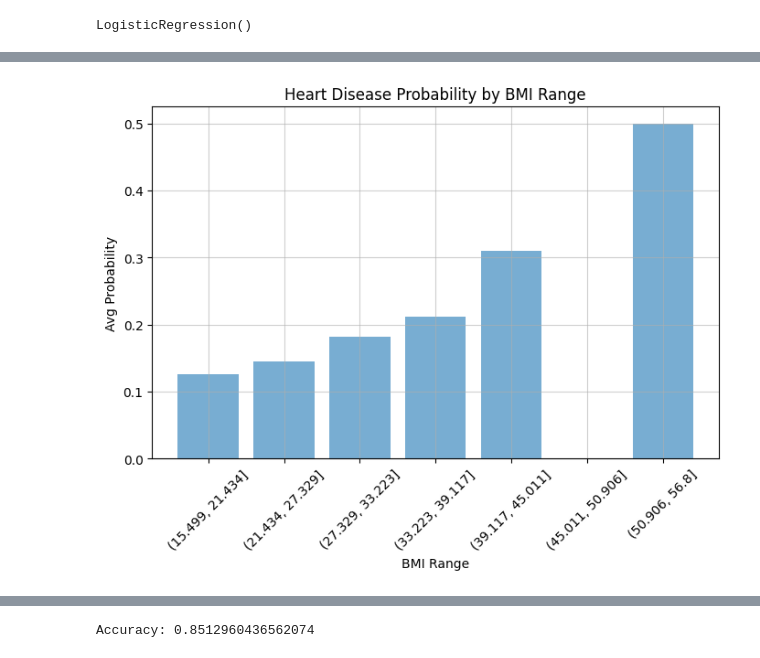
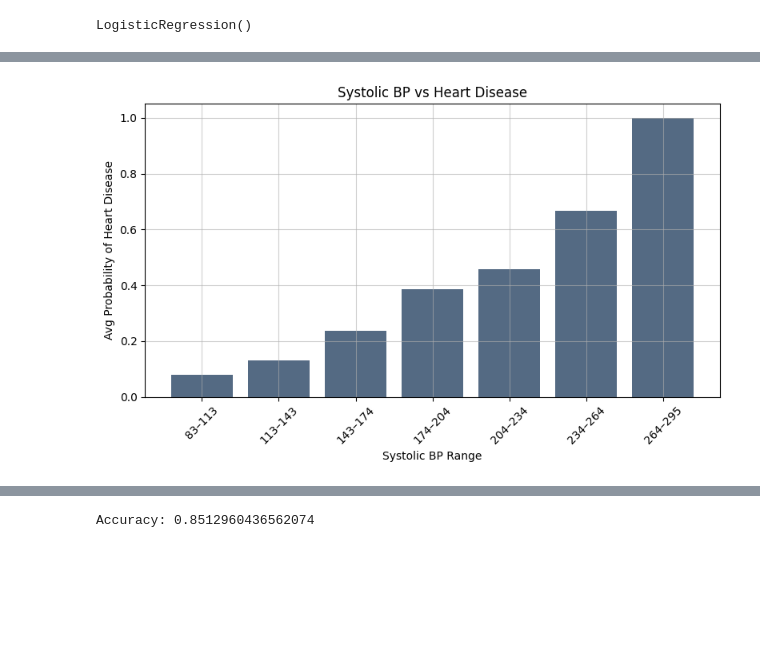
Before and after one commit to Asish2404/IBM-AI_ML-Project, a Jupyter notebook: Heart_disease_project.ipynb, the cells around one changed output, grey strips where cells are left out. Saved outputs shown, nothing was run; the diff lists cells and outputs as text; code cells hidden in the pictures; blank space fills up the shorter version.

```diff
--- a/Heart_disease_project.ipynb
+++ b/Heart_disease_project.ipynb
@@ -242,0 +254,19 @@ plt.show()
+# %%
+if 'Chol_bin' in df.columns:
+    df = df.drop(columns=['Chol_bin'])
+bins = [0, 150, 200, 250, 300, df['totChol'].max()]
+labels = ["less than 150", "150-200", "200-250", "250-300", "greater than 300"]
+df.loc[:, 'Chol_bin'] = pd.cut(df['totChol'], bins=bins, labels=labels, include_lowest=True)
+pie_vals = df.groupby('Chol_bin', observed=True)['Heart Disease'].mean()
+
+plt.figure(figsize=(7,7))
+wedges, texts, autotexts = plt.pie(
+    pie_vals,
+    labels=labels,
+    autopct='%1.1f%%',
+    pctdistance=0.8
+)
+centre_circle = plt.Circle((0,0), 0.55, fc='white')
+plt.gca().add_artist(centre_circle)
+plt.title("Heart Disease Probability by Total Cholesterol Range")
+plt.show()
@@ -243,14 +275,18 @@ plt.show()
 # %%
-df['BMI_bin'] = pd.cut(df['BMI'], bins=7)
-bar_vals = df.groupby('BMI_bin', observed=True)['Heart Disease'].mean()
+df.loc[:, 'sysBP_bin'] = pd.cut(df['sysBP'], bins=7)
+bar_vals = df.groupby('sysBP_bin', observed=True)['Heart Disease'].mean()
+short_labels = [
+    f"{int(interval.left)}–{int(interval.right)}"
+    for interval in bar_vals.index
+]
+
 plt.figure(figsize=(8,5))
-plt.bar(bar_vals.index.astype(str), bar_vals, alpha=0.6)
-plt.title("Heart Disease Probability by BMI Range")
-plt.xlabel("BMI Range")
-plt.ylabel("Avg Probability")
-plt.xticks(rotation=45)
+plt.bar(range(len(bar_vals)), bar_vals, alpha=0.7, color="#0C2B4E")
+plt.xticks(range(len(bar_vals)), short_labels, rotation=45)
+plt.title("Systolic BP vs Heart Disease")
+plt.xlabel("Systolic BP Range")
+plt.ylabel("Avg Probability of Heart Disease")
 plt.grid(True, alpha=0.6)
-
 plt.show()
 # %% [output]
-[figure, old version]
+[figure, new version]
```
Also changed, not shown: parts of 6 cells of this notebook, 2 other files.
